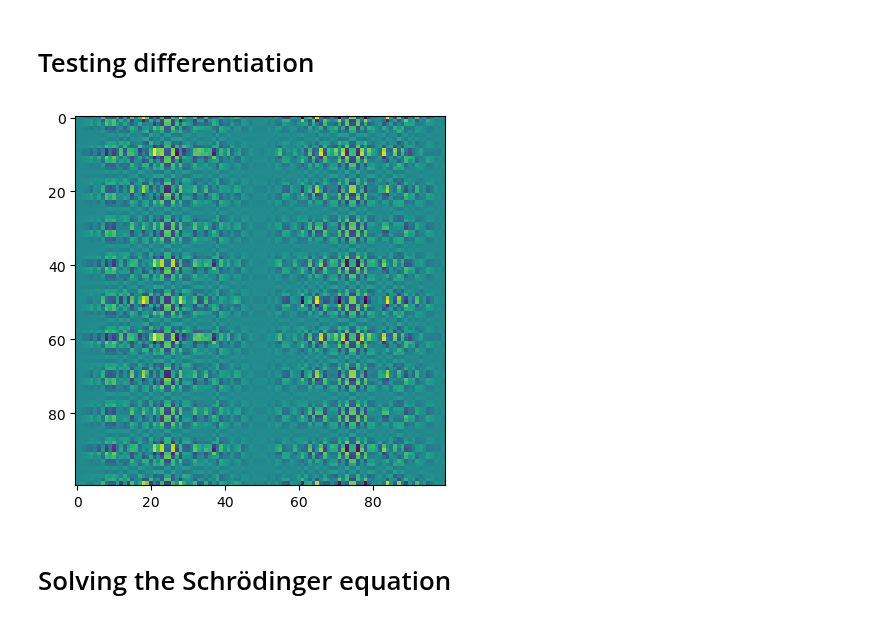
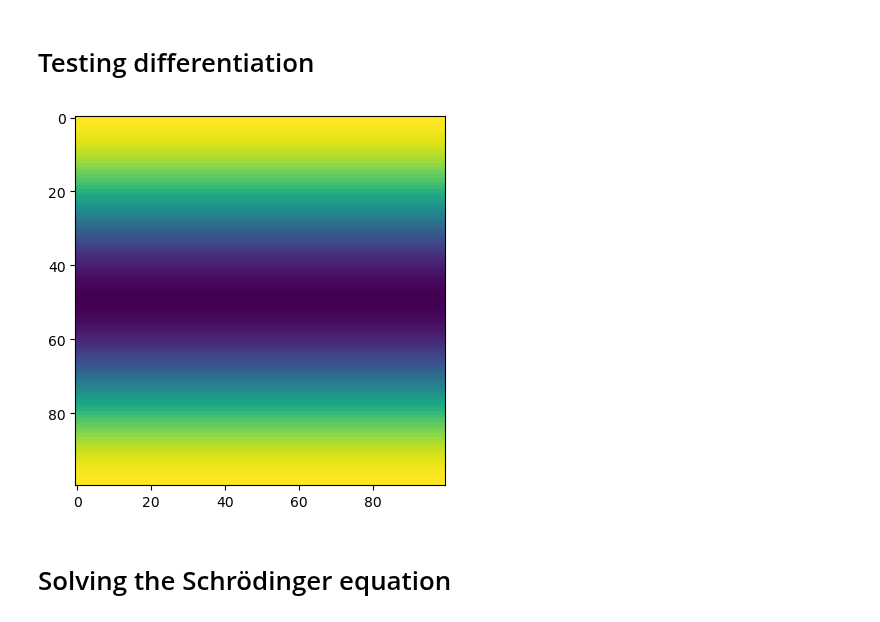
Before and after one commit to brownadder/expsolve, a Jupyter notebook: examples/fourier/example2d.ipynb, the cells around one changed output. Drawn from its saved outputs; the diff is of its cells as text; code cells hidden in the pictures.

Commit message:
2D example torch compatible now

```diff
--- a/examples/fourier/example2d.ipynb
+++ b/examples/fourier/example2d.ipynb
@@ -18,17 +19,17 @@ plt.show()
 # %% [markdown]
 # Testing differentiation
 # %%
-xrange = [0, 2*np.pi]
+xrange = [0, 2*pi]
 n = 100
 [x,y] = fe.grid([n,n], xrange)
-s = torch.sin(x)
+s = sin(x)
 ds = fe.diffop(0,1,s,xrange)
 d2s = fe.diffop(0,2,s,xrange)
 
-plt.imshow(torch.real(ds))
+plt.imshow(real(ds))
 plt.show()
 # %% [output]
-[figure, old version]
+[figure, new version]
 # %% [markdown]
 # Solving the Schrödinger equation
 # %% [markdown]
```
Also changed, not shown: parts of 5 cells of this notebook.
